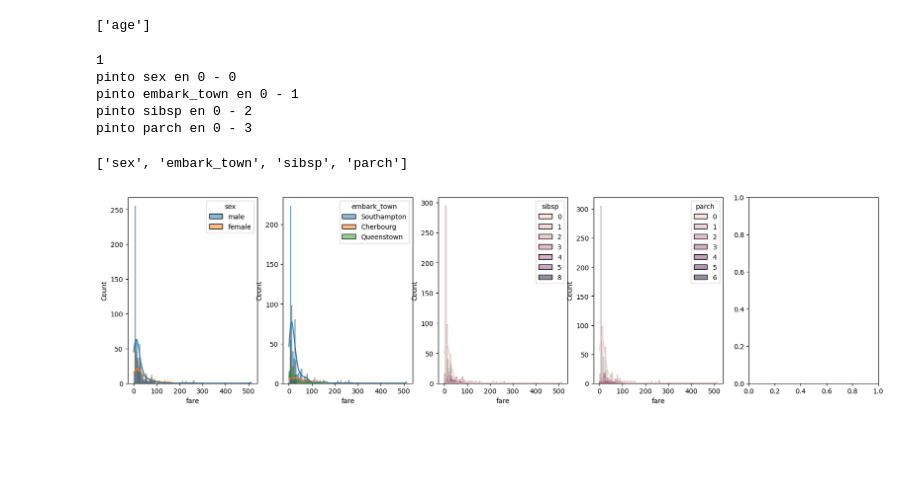
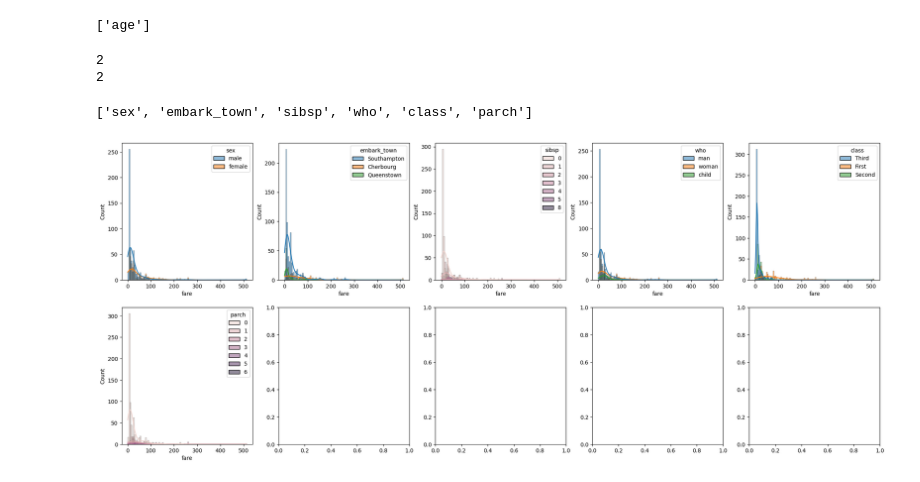
Before and after one commit to elecomexp/toolbox_machine_learning, a Jupyter notebook: Juanma/pruebas-10-9-2024/ploteo_cat_regression.ipynb, the cells around one changed output. Cells and saved outputs as stored; diff of their text form; code cells hidden in the pictures; blank space fills up the shorter version.

Commit message:
Corrijo error al poner más de 5 variables

```diff
--- a/Juanma/pruebas-10-9-2024/ploteo_cat_regression.ipynb
+++ b/Juanma/pruebas-10-9-2024/ploteo_cat_regression.ipynb
@@ -476,32 +476,42 @@ def plot_features_cat_regression(df:pd.DataFrame, target_col:str, columns = [],
 
     # Si no se han especificado columnas, usar las obtenidas de get_features_num_regression
     if columns:
-        numeric_columns = [col for col in columns if col in lista]
+        categ_columns = [col for col in columns if col in lista]
     if not columns:
-        numeric_columns = lista
+        categ_columns = lista
 
     # Dividir en grupos de 5 para los pairplots (1 columna objetivo + 4 columnas adicionales)
-    filas_ploteo = math.ceil(len(numeric_columns)/5)
+    filas_ploteo = math.ceil(len(categ_columns)/5)
+    print(filas_ploteo)
 
     # Imprimo como comprobación las filas que plotearé
     print(filas_ploteo)
 
-    fig, axes = plt.subplots(filas_ploteo,5,figsize=(20,5))
-    for i in range(filas_ploteo):
+    # Preparo el fig con los axes necesarios
+    fig, axes = plt.subplots(filas_ploteo,5,figsize=(25,10))
 
-        # Pintamos cada fila de axes.
-        col_plot = 0 # Columna a pintar
-        for col in numeric_columns:
-            if (filas_ploteo == 1):
-                sns.histplot(df,x=target_col,hue=col,ax=axes[col_plot], kde = True)
-            else:
-                sns.histplot(df,x=target_col,hue=col,ax=axes[i,col_plot], kde = True)
+    # Inicializo las variables que contendrán la posición a pintar
+    fila_plot = 0
+    col_plot = 0
 
-            print("pinto",col,"en",i,"-",col_plot)
-            col_plot += 1
+    # Itero para cada variable
+    for col in categ_columns:
+
+        if (filas_ploteo == 1):
+            sns.histplot(df,x=target_col,hue=col,ax=axes[col_plot], kde = True)
+        else:
+            sns.histplot(df,x=target_col,hue=col,ax=axes[fila_plot,col_plot], kde = True)
+
+        # Ajusto la posición a pintar
+        col_plot += 1
+        if col_plot == 5:
+            col_plot = 0
+            fila_plot += 1
+
+    # Muestro fig.
     fig.show()
 
-    return numeric_columns
+    return categ_columns
 
 
 ##########################################################################################
@@ -613,12 +623,9 @@ plot_features_num_regression(df, target_col='fare', columns=['age'], umbral_corr
 [figure]
 ['age']
 # %%
-plot_features_cat_regression(df, "fare", ['sex','embark_town','sibsp','parch'], umbral_corr=0, pvalue=0.05, umbral_categoria=50, umbral_card=2)
+plot_features_cat_regression(df, "fare", ['sex','embark_town','sibsp','who','class','parch'], umbral_corr=0, pvalue=0.05, umbral_categoria=50, umbral_card=2)
 # %% [output]
-1
-pinto sex en 0 - 0
-pinto embark_town en 0 - 1
-pinto sibsp en 0 - 2
-pinto parch en 0 - 3
+2
+2
-['sex', 'embark_town', 'sibsp', 'parch']
+['sex', 'embark_town', 'sibsp', 'who', 'class', 'parch']
-[figure, old version]
+[figure, new version]
```
